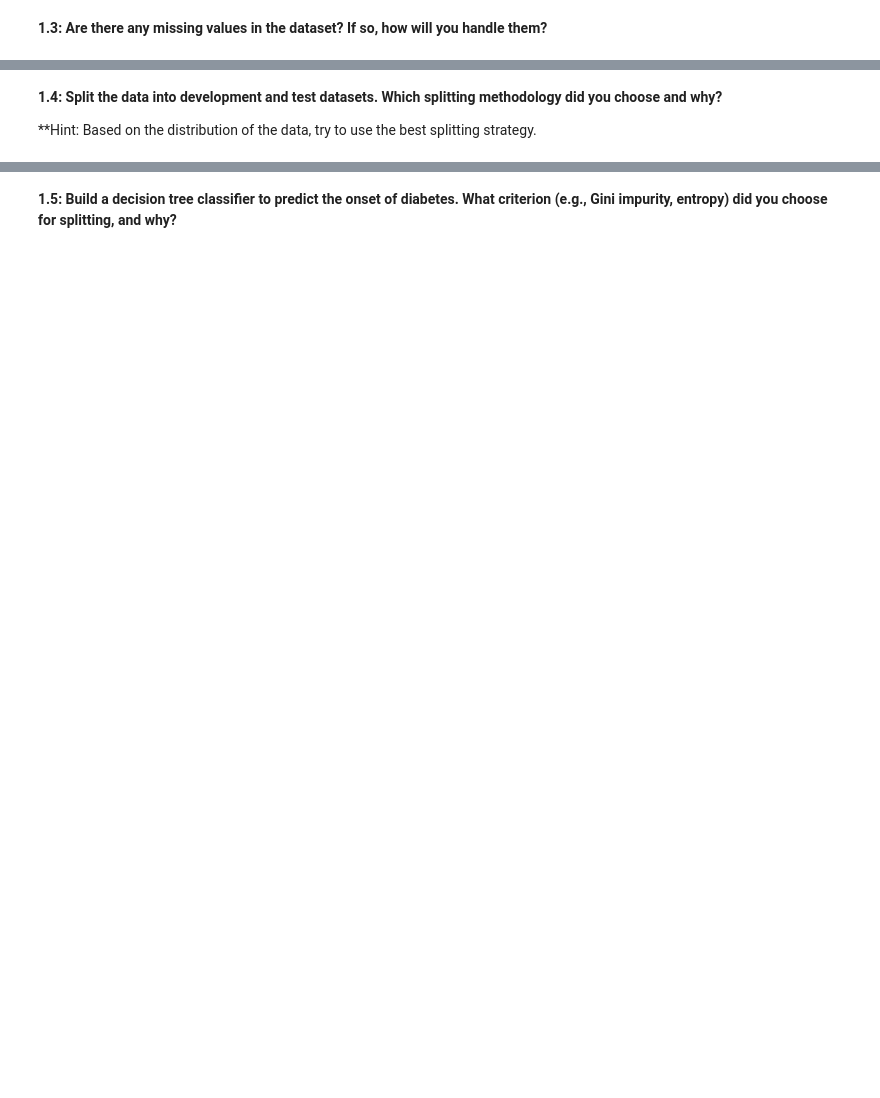
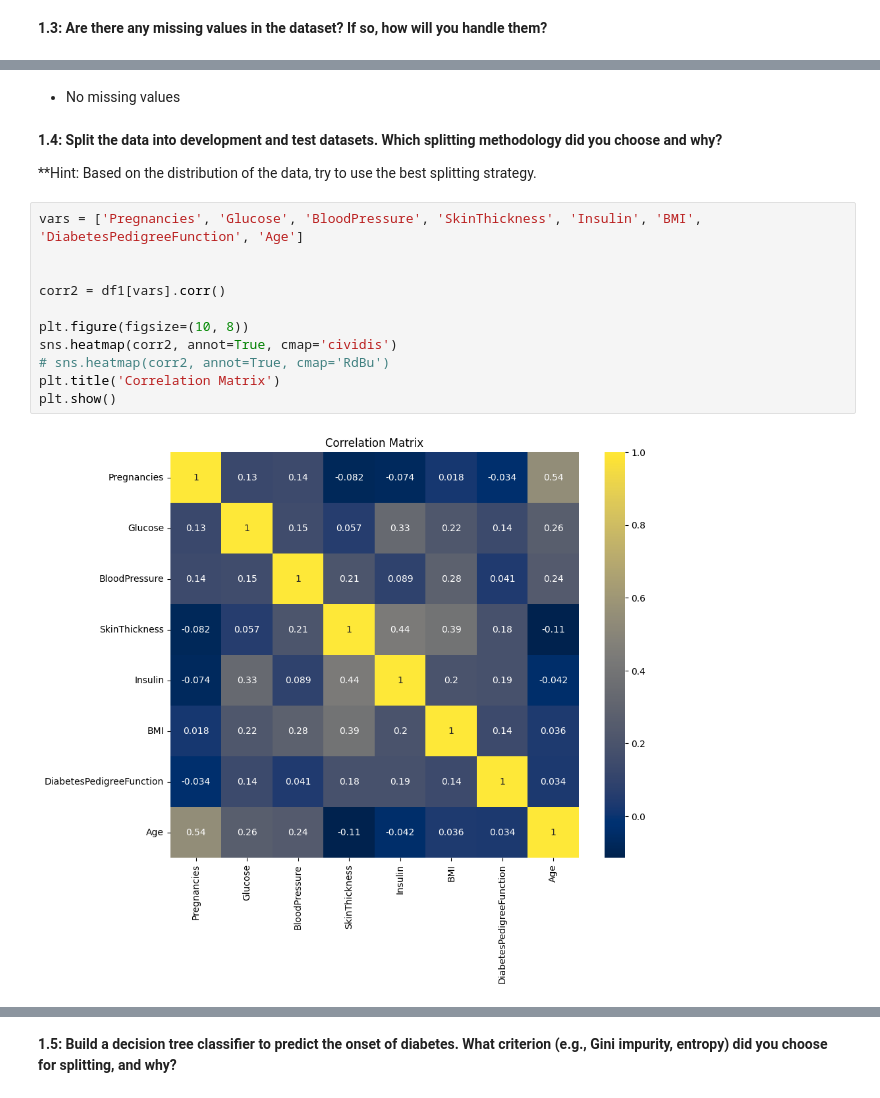
Before and after one commit to Apurva3509/Applied-Machine-Learning, a Jupyter notebook: 2/AML_HW2_Spring2024_Questions.ipynb, the cells around one changed output, grey strips where cells are left out. Cells and saved outputs as stored; diff of their text form; blank space fills up the shorter version.

```diff
--- a/2/AML_HW2_Spring2024_Questions.ipynb
+++ b/2/AML_HW2_Spring2024_Questions.ipynb
@@ -45,4 +98,19 @@ from sklearn.preprocessing import OrdinalEncoder
+# %% [markdown]
+- No missing values
 # %% [markdown]
 **1.4: Split the data into development and test datasets. Which splitting methodology did you choose and why?**
 
 **Hint: Based on the distribution of the data, try to use the best splitting strategy.
+# %%
+vars = ['Pregnancies', 'Glucose', 'BloodPressure', 'SkinThickness', 'Insulin', 'BMI', 'DiabetesPedigreeFunction', 'Age']
+
+
+corr2 = df1[vars].corr()
+
+plt.figure(figsize=(10, 8))
+sns.heatmap(corr2, annot=True, cmap='cividis')
+# sns.heatmap(corr2, annot=True, cmap='RdBu')
+plt.title('Correlation Matrix')
+plt.show()
+# %% [output]
+[figure, added]
```
Also changed, not shown: parts of 48 cells of this notebook.
